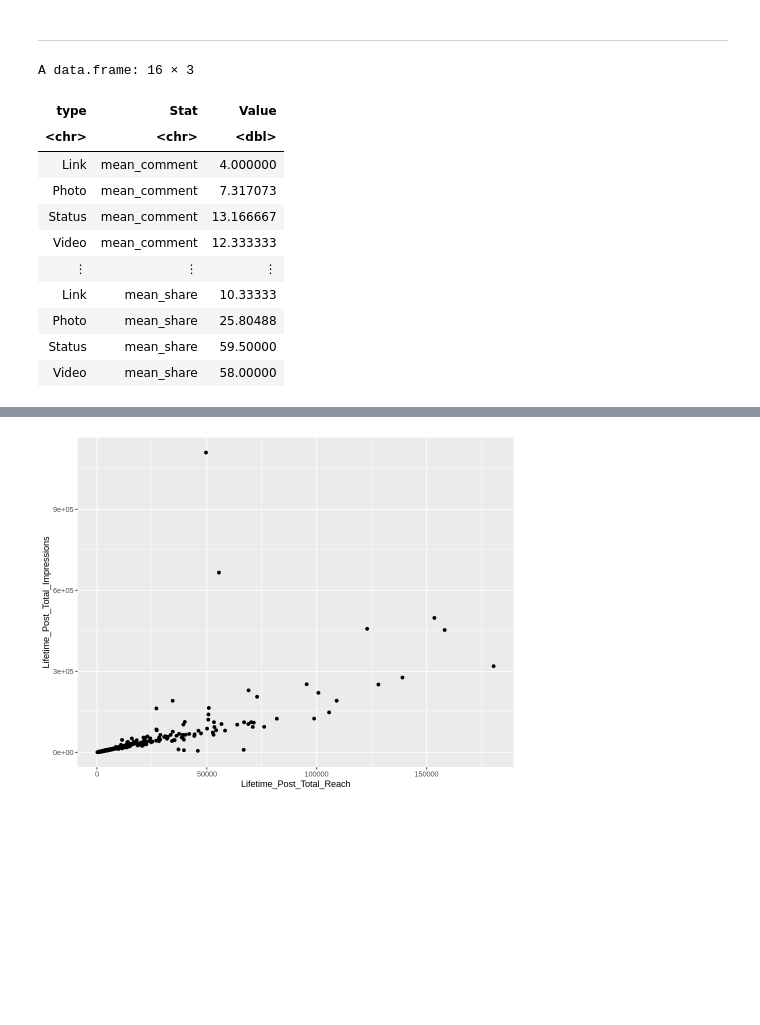
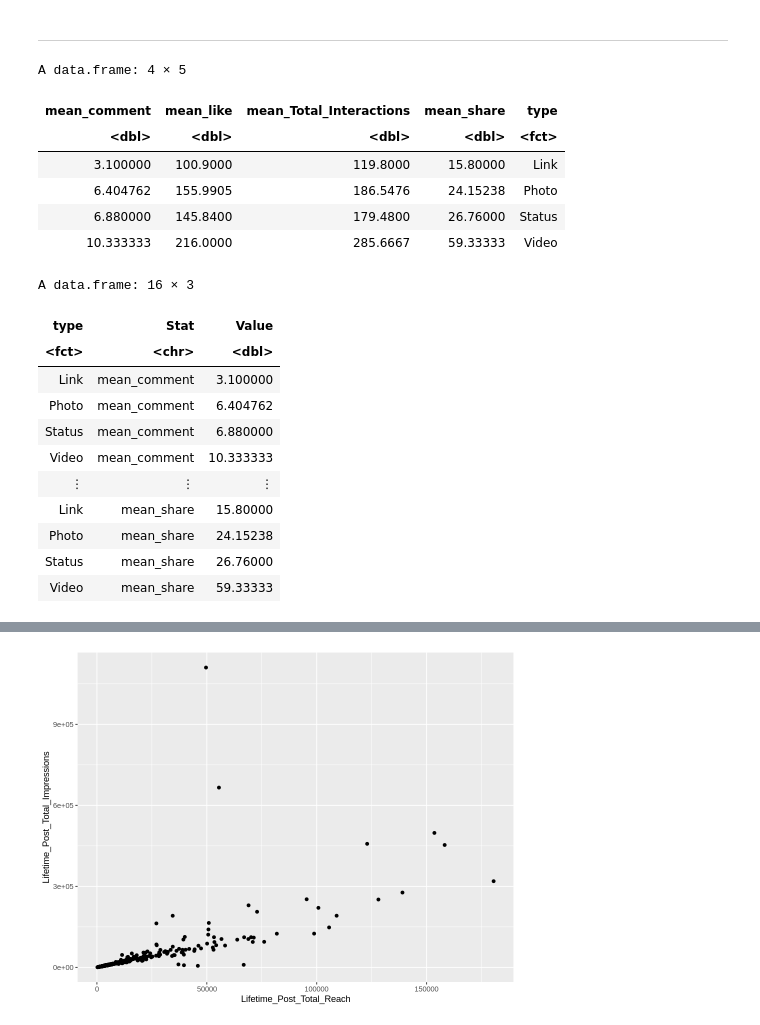
Before and after one commit to calamari99/Facebook-Post-Predictor, a Jupyter notebook: main.ipynb, the cells around one changed output, grey strips where cells are left out. Saved outputs shown, nothing was run; the diff lists cells and outputs as text; code cells hidden in the pictures; blank space fills up the shorter version.

```diff
--- a/main.ipynb
+++ b/main.ipynb
@@ -331,31 +294,52 @@ A tibble: 4 × 10
 # %% [markdown]
 ---------------------------------------------------------------------------------------------------------
+# %%
+mean_comment <- summ_train_unpaid$mean_comment
+mean_like <- summ_train_unpaid$mean_like
+mean_Total_Interactions <- summ_train_unpaid$mean_Total_Interactions
+mean_share <- summ_train_unpaid$mean_share
+type <- summ_train_unpaid$Type
+
+test_df <- data.frame(mean_comment,mean_like,mean_Total_Interactions,mean_share,type)
+test_df
+
+fb_long <- test_df %>%
+gather("Stat", "Value", -type)
+
+fb_long
+# %% [output]
+A data.frame: 4 × 5
+| mean_comment | mean_like | mean_Total_Interactions | mean_share | type |
+| <dbl> | <dbl> | <dbl> | <dbl> | <fct> |
+| 3.100000 | 100.9000 | 119.8000 | 15.80000 | Link |
+| 6.404762 | 155.9905 | 186.5476 | 24.15238 | Photo |
+| 6.880000 | 145.8400 | 179.4800 | 26.76000 | Status |
+| 10.333333 | 216.0000 | 285.6667 | 59.33333 | Video |
+A data.frame: 16 × 3
+| type | Stat | Value |
+| <fct> | <chr> | <dbl> |
+| Link | mean_comment | 3.100000 |
+| Photo | mean_comment | 6.404762 |
+| Status | mean_comment | 6.880000 |
+| Video | mean_comment | 10.333333 |
+| ⋮ | ⋮ | ⋮ |
+| Link | mean_share | 15.80000 |
+| Photo | mean_share | 24.15238 |
+| Status | mean_share | 26.76000 |
+| Video | mean_share | 59.33333 |
 # %%
-fb <- data.frame(
-mean_comment = c(4.0, 7.317073, 13.166667, 12.333333),
-mean_like = c(56.66667, 202.14634, 281.16667, 276.33333),
-mean_Total_Interactions = c(71.0000, 235.2683, 353.8333, 346.6667),
-mean_share = c(10.33333, 25.80488, 59.50000, 58.00000),
-type = c("Link", "Photo", "Status", "Video"))
+# test_df <- data.frame(
+# mean_comment = c(4.0, 7.317073, 13.166667, 12.333333),
+# mean_like = c(56.66667, 202.14634, 281.16667, 276.33333),
+# mean_Total_Interactions = c(71.0000, 235.2683, 353.8333, 346.6667),
+# mean_share = c(10.33333, 25.80488, 59.50000, 58.00000),
+# type = c("Link", "Photo", "Status", "Video"))
 
 
-fb_long <- fb %>%
-gather("Stat", "Value", -type)
+# fb_long <- test_df %>%
+# gather("Stat", "Value", -type)
 
-fb_long
+# fb_long
-# %% [output]
-A data.frame: 16 × 3
-| type | Stat | Value |
-| <chr> | <chr> | <dbl> |
-| Link | mean_comment | 4.000000 |
-| Photo | mean_comment | 7.317073 |
-| Status | mean_comment | 13.166667 |
-| Video | mean_comment | 12.333333 |
-| ⋮ | ⋮ | ⋮ |
-| Link | mean_share | 10.33333 |
-| Photo | mean_share | 25.80488 |
-| Status | mean_share | 59.50000 |
-| Video | mean_share | 58.00000 |
 # %%
 filter_mean_like <- fb_long %>%
     filter(Stat == "mean_like")
```
Also changed, not shown: parts of 13 cells of this notebook.
